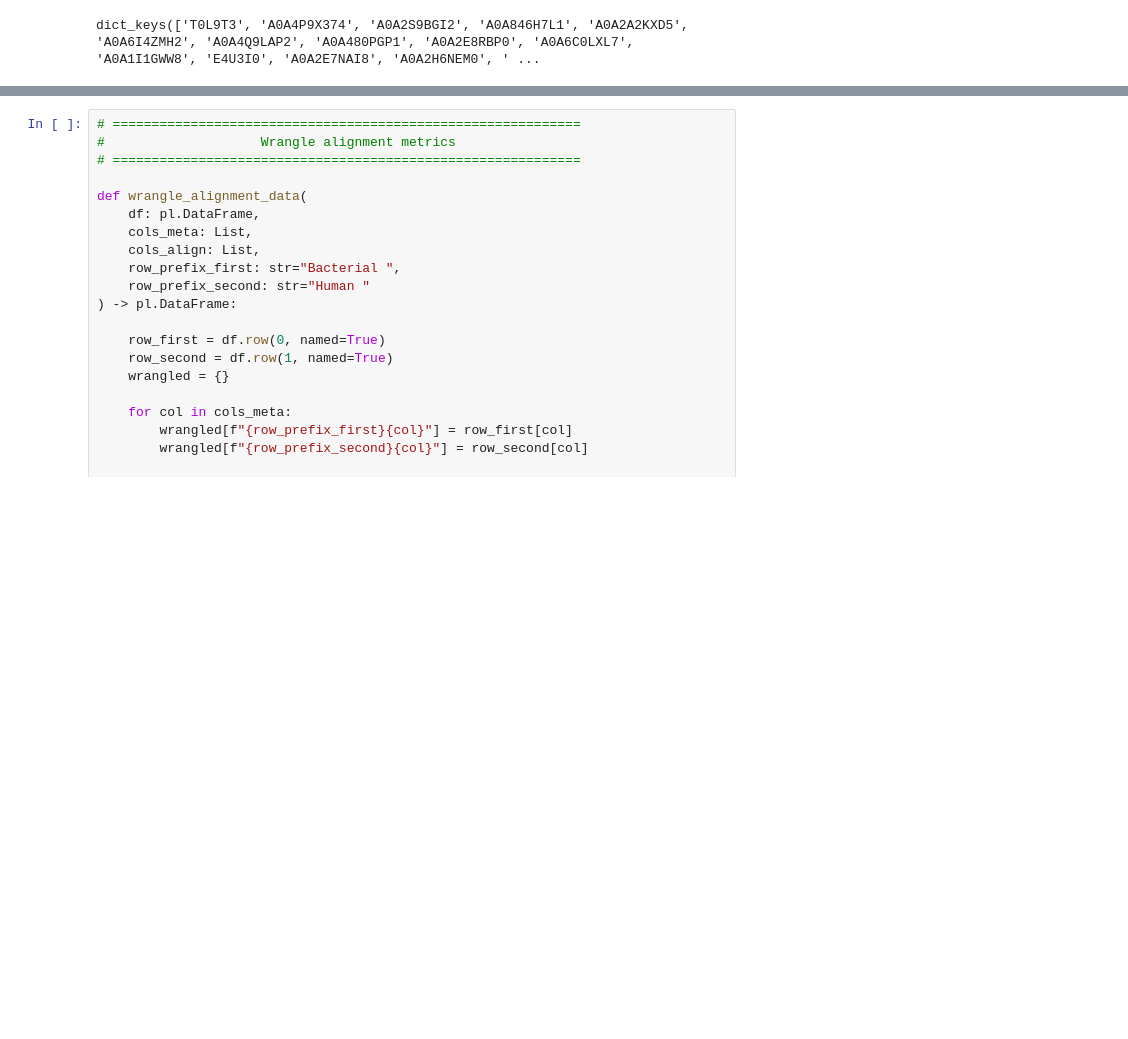
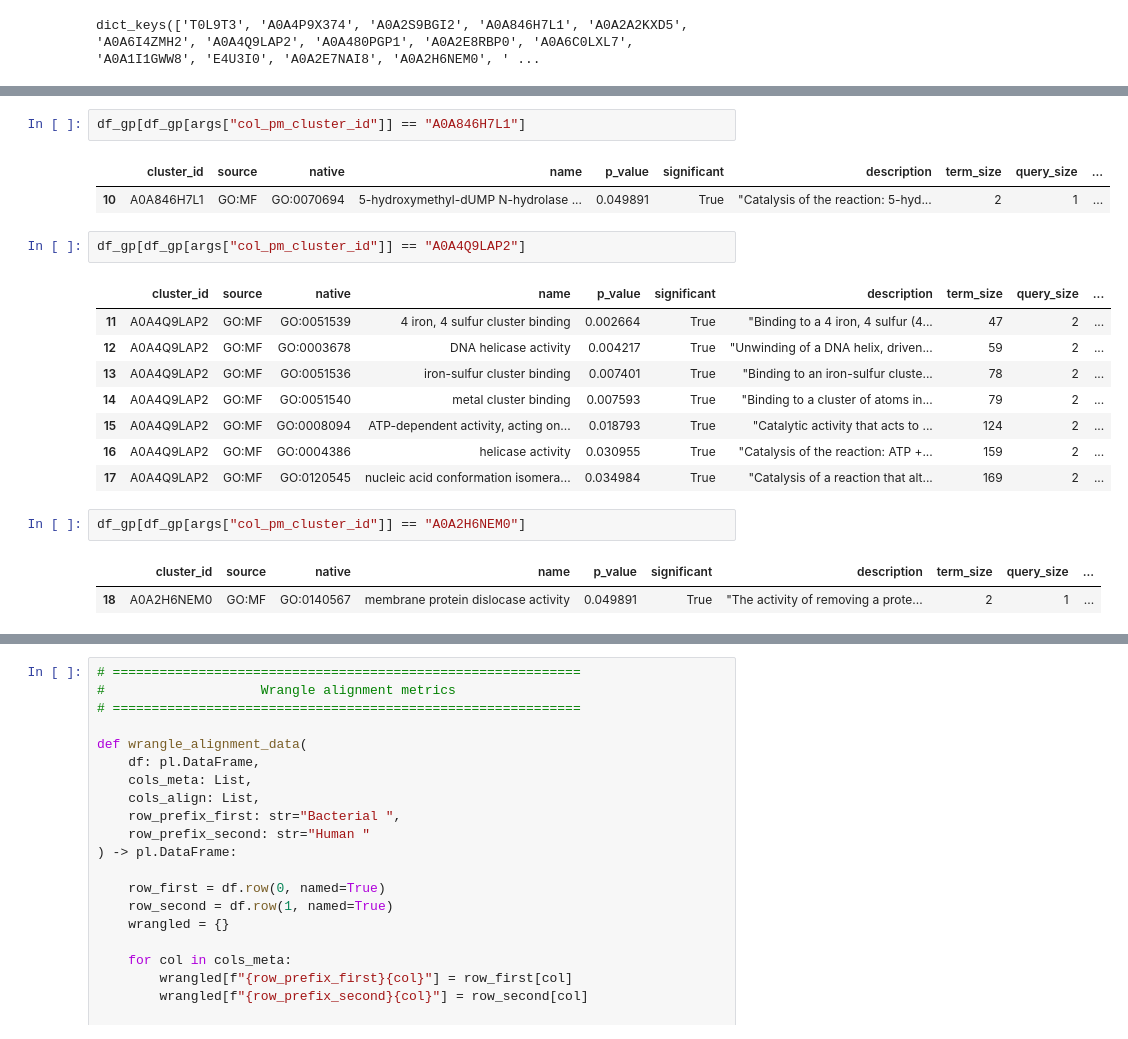
Before and after one commit to juliandeanmoran/BISSH, a Jupyter notebook: testing/explore_protein_matches.ipynb, the cells around one changed output, grey strips where cells are left out. Saved outputs shown, nothing was run; the diff lists cells and outputs as text; blank space fills up the shorter version.

```diff
--- a/testing/explore_protein_matches.ipynb
+++ b/testing/explore_protein_matches.ipynb
@@ -293,0 +291,21 @@ shape: (25, 71)
+# %%
+df_gp[df_gp[args["col_pm_cluster_id"]] == "A0A846H7L1"]
+# %% [output]
+|  | cluster_id | source | native | name | p_value | significant | description | term_size | query_size | ... |
+| 10 | A0A846H7L1 | GO:MF | GO:0070694 | 5-hydroxymethyl-dUMP N-hydrolase ... | 0.049891 | True | "Catalysis of the reaction: 5-hyd... | 2 | 1 | ... |
+# %%
+df_gp[df_gp[args["col_pm_cluster_id"]] == "A0A4Q9LAP2"]
+# %% [output]
+|  | cluster_id | source | native | name | p_value | significant | description | term_size | query_size | ... |
+| 11 | A0A4Q9LAP2 | GO:MF | GO:0051539 | 4 iron, 4 sulfur cluster binding | 0.002664 | True | "Binding to a 4 iron, 4 sulfur (4... | 47 | 2 | ... |
+| 12 | A0A4Q9LAP2 | GO:MF | GO:0003678 | DNA helicase activity | 0.004217 | True | "Unwinding of a DNA helix, driven... | 59 | 2 | ... |
+| 13 | A0A4Q9LAP2 | GO:MF | GO:0051536 | iron-sulfur cluster binding | 0.007401 | True | "Binding to an iron-sulfur cluste... | 78 | 2 | ... |
+| 14 | A0A4Q9LAP2 | GO:MF | GO:0051540 | metal cluster binding | 0.007593 | True | "Binding to a cluster of atoms in... | 79 | 2 | ... |
+| 15 | A0A4Q9LAP2 | GO:MF | GO:0008094 | ATP-dependent activity, acting on... | 0.018793 | True | "Catalytic activity that acts to ... | 124 | 2 | ... |
+| 16 | A0A4Q9LAP2 | GO:MF | GO:0004386 | helicase activity | 0.030955 | True | "Catalysis of the reaction: ATP +... | 159 | 2 | ... |
+| 17 | A0A4Q9LAP2 | GO:MF | GO:0120545 | nucleic acid conformation isomera... | 0.034984 | True | "Catalysis of a reaction that alt... | 169 | 2 | ... |
+# %%
+df_gp[df_gp[args["col_pm_cluster_id"]] == "A0A2H6NEM0"]
+# %% [output]
+|  | cluster_id | source | native | name | p_value | significant | description | term_size | query_size | ... |
+| 18 | A0A2H6NEM0 | GO:MF | GO:0140567 | membrane protein dislocase activity | 0.049891 | True | "The activity of removing a prote... | 2 | 1 | ... |
```
Also changed, not shown: parts of 4 cells of this notebook, 3 other files.
